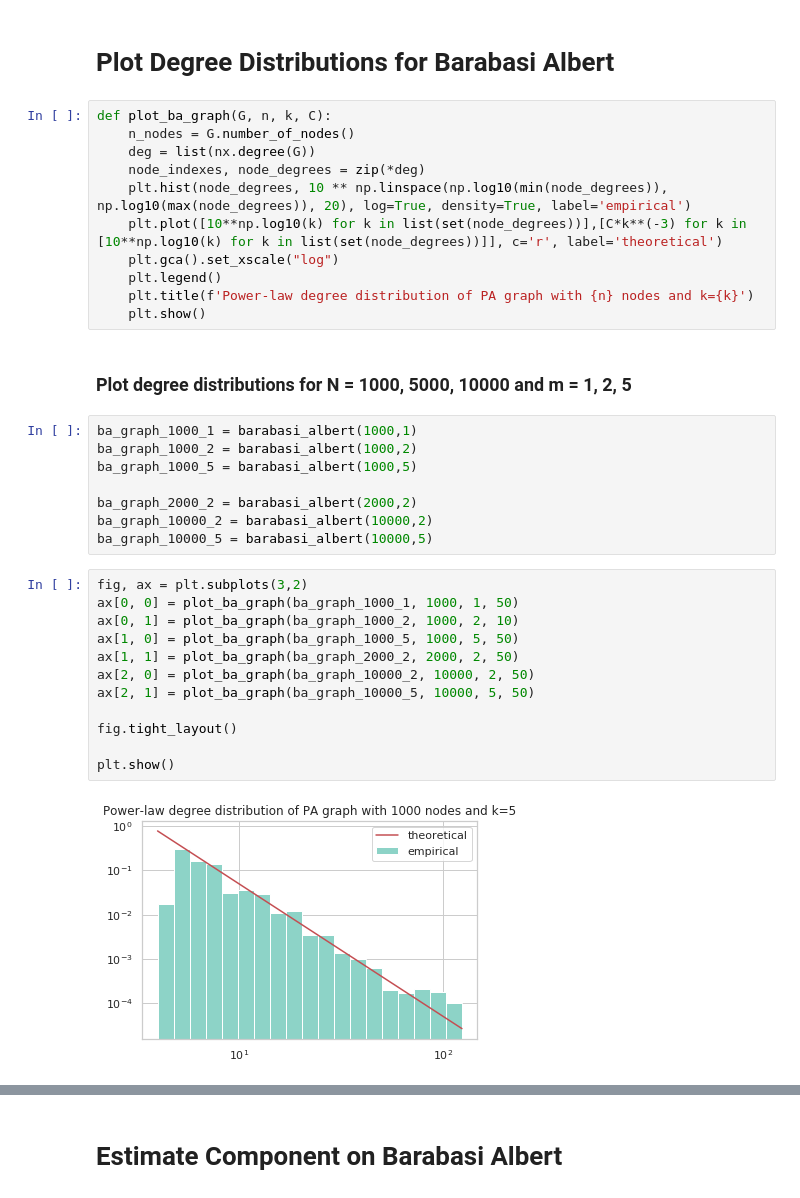
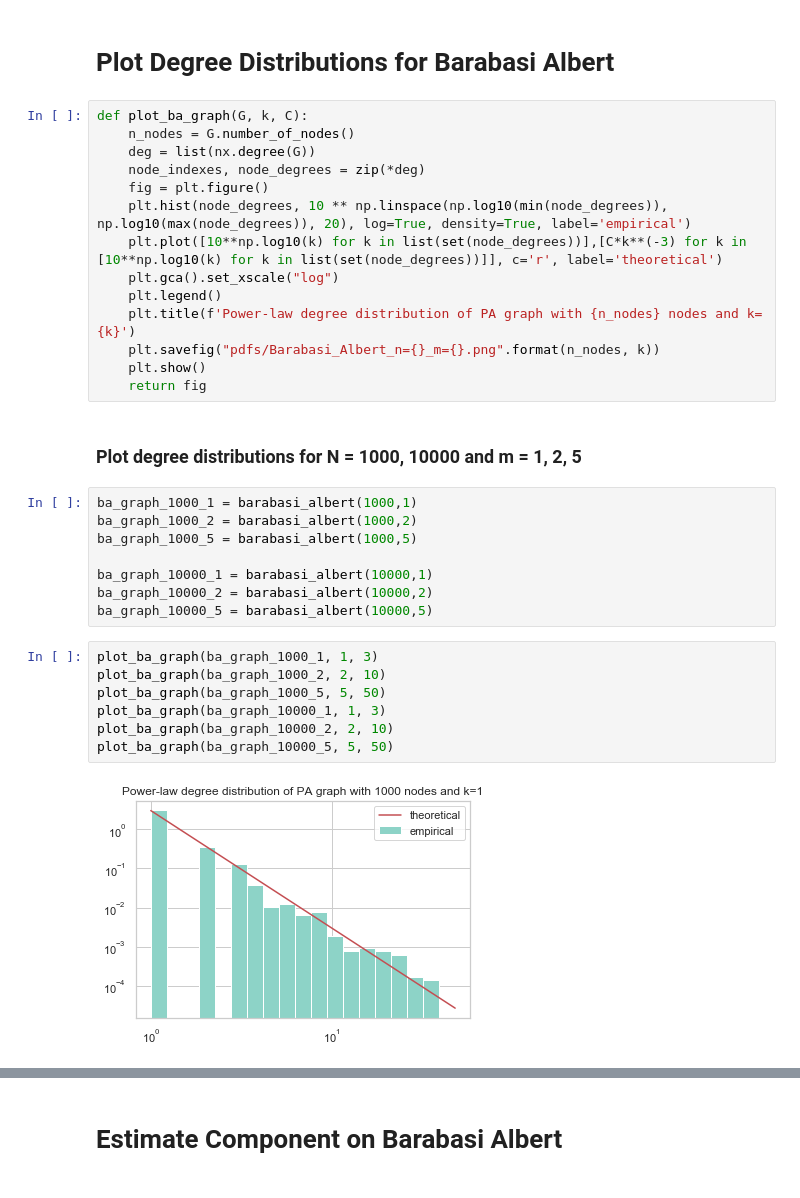
Before and after one commit to LouGalata/ComplexNetworks, a Jupyter notebook: cn_models/lab2_ksenia.ipynb, the cells around one changed output, grey strips where cells are left out. Cells and saved outputs as stored; diff of their text form.

```diff
--- a/cn_models/lab2_ksenia.ipynb
+++ b/cn_models/lab2_ksenia.ipynb
@@ -144,37 +171,35 @@ Text(0.5, 1.0, 'Degree distribution of Erdos-Renyi graph with 1000 nodes and p=0
 # %% [markdown]
 # Plot Degree Distributions for Barabasi Albert
 # %%
-def plot_ba_graph(G, n, k, C):
+def plot_ba_graph(G, k, C):
     n_nodes = G.number_of_nodes()
     deg = list(nx.degree(G))
     node_indexes, node_degrees = zip(*deg)
+    fig = plt.figure()
     plt.hist(node_degrees, 10 ** np.linspace(np.log10(min(node_degrees)), np.log10(max(node_degrees)), 20), log=True, density=True, label='empirical')
     plt.plot([10**np.log10(k) for k in list(set(node_degrees))],[C*k**(-3) for k in [10**np.log10(k) for k in list(set(node_degrees))]], c='r', label='theoretical')
     plt.gca().set_xscale("log")
     plt.legend()
-    plt.title(f'Power-law degree distribution of PA graph with {n} nodes and k={k}')
+    plt.title(f'Power-law degree distribution of PA graph with {n_nodes} nodes and k={k}')
+    plt.savefig("pdfs/Barabasi_Albert_n={}_m={}.png".format(n_nodes, k))
     plt.show()
+    return fig
 # %% [markdown]
-### Plot degree distributions for N = 1000, 5000, 10000 and m = 1, 2, 5
+### Plot degree distributions for N = 1000, 10000 and m = 1, 2, 5
 # %%
 ba_graph_1000_1 = barabasi_albert(1000,1)
 ba_graph_1000_2 = barabasi_albert(1000,2)
 ba_graph_1000_5 = barabasi_albert(1000,5)
 
-ba_graph_2000_2 = barabasi_albert(2000,2)
+ba_graph_10000_1 = barabasi_albert(10000,1)
 ba_graph_10000_2 = barabasi_albert(10000,2)
 ba_graph_10000_5 = barabasi_albert(10000,5)
-# %%
-fig, ax = plt.subplots(3,2)
-ax[0, 0] = plot_ba_graph(ba_graph_1000_1, 1000, 1, 50)
-ax[0, 1] = plot_ba_graph(ba_graph_1000_2, 1000, 2, 10)
-ax[1, 0] = plot_ba_graph(ba_graph_1000_5, 1000, 5, 50)
-ax[1, 1] = plot_ba_graph(ba_graph_2000_2, 2000, 2, 50)
-ax[2, 0] = plot_ba_graph(ba_graph_10000_2, 10000, 2, 50)
-ax[2, 1] = plot_ba_graph(ba_graph_10000_5, 10000, 5, 50)
-
-fig.tight_layout()
-
-plt.show()
-# %% [output]
-[figure, removed]
+# %%
+plot_ba_graph(ba_graph_1000_1, 1, 3)
+plot_ba_graph(ba_graph_1000_2, 2, 10)
+plot_ba_graph(ba_graph_1000_5, 5, 50)
+plot_ba_graph(ba_graph_10000_1, 1, 3)
+plot_ba_graph(ba_graph_10000_2, 2, 10)
+plot_ba_graph(ba_graph_10000_5, 5, 50)
+# %% [output]
+[figure, added]
```
Also changed, not shown: parts of 25 cells of this notebook, 10 other files.
